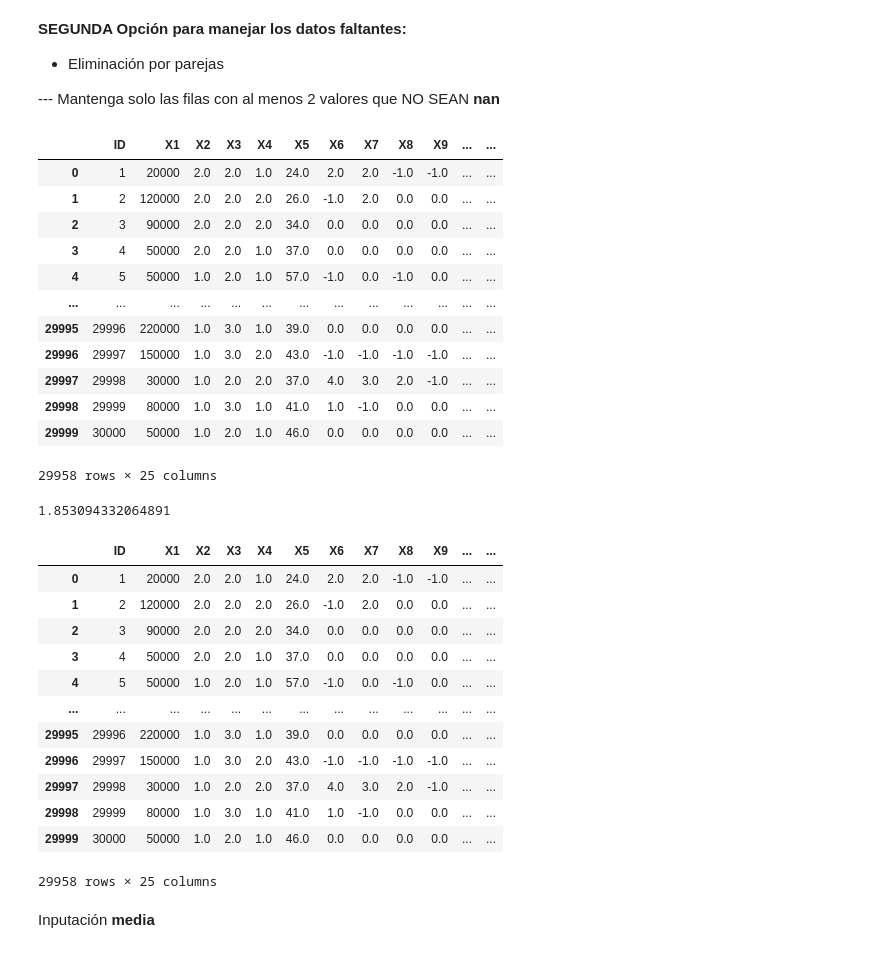
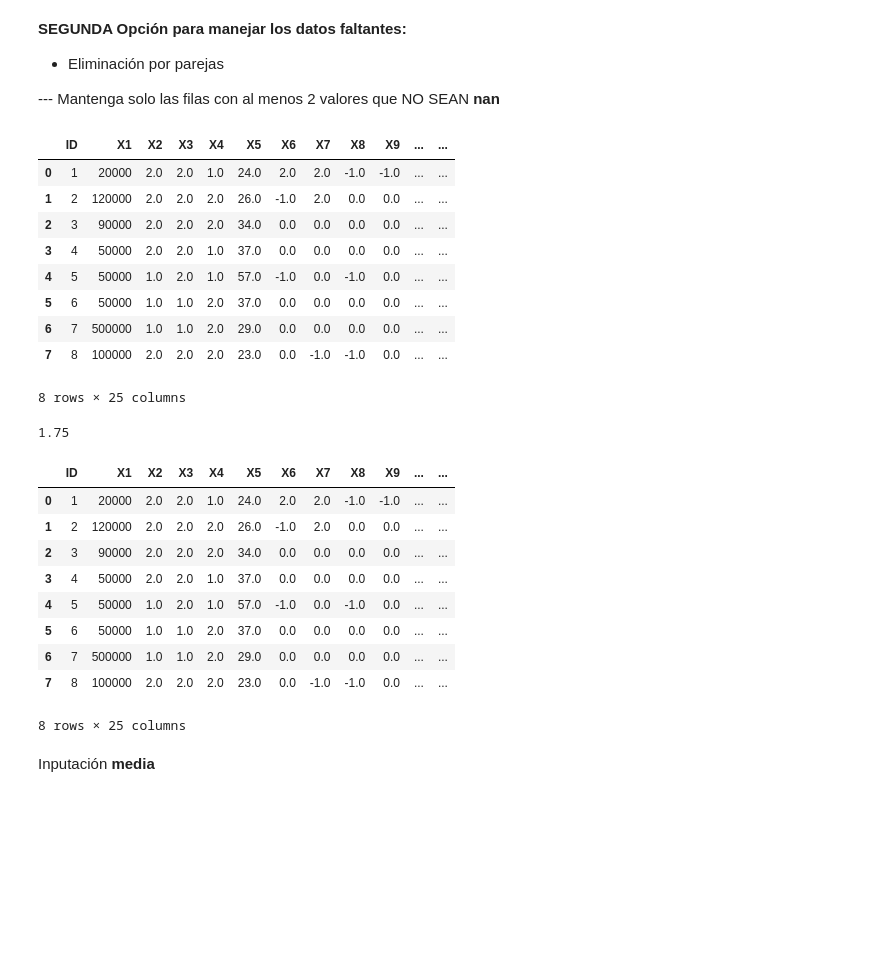
Before and after one commit to PosgradoMNA/actividades-del-projecto-equipo_98, a Jupyter notebook: Actividad3_Semana3.ipynb, the cells around one changed output. Saved outputs shown, nothing was run; the diff lists cells and outputs as text; code cells hidden in the pictures; blank space fills up the shorter version.

```diff
--- a/Actividad3_Semana3.ipynb
+++ b/Actividad3_Semana3.ipynb
@@ -58,3 +58,6 @@ df
 | 29998 | 29999 | 80000 | 1.0 | 3.0 | 1.0 | 41.0 | 1.0 | -1.0 | 0.0 | 0.0 | ... | ... |
 | 29999 | 30000 | 50000 | 1.0 | 2.0 | 1.0 | 46.0 | 0.0 | 0.0 | 0.0 | 0.0 | ... | ... |
 30000 rows × 25 columns
+# %%
+df= df.head(8)
+df
@@ -147,38 +162,32 @@ ndf
 | 2 | 3 | 90000 | 2.0 | 2.0 | 2.0 | 34.0 | 0.0 | 0.0 | 0.0 | 0.0 | ... | ... |
 | 3 | 4 | 50000 | 2.0 | 2.0 | 1.0 | 37.0 | 0.0 | 0.0 | 0.0 | 0.0 | ... | ... |
 | 4 | 5 | 50000 | 1.0 | 2.0 | 1.0 | 57.0 | -1.0 | 0.0 | -1.0 | 0.0 | ... | ... |
-| ... | ... | ... | ... | ... | ... | ... | ... | ... | ... | ... | ... | ... |
-| 29995 | 29996 | 220000 | 1.0 | 3.0 | 1.0 | 39.0 | 0.0 | 0.0 | 0.0 | 0.0 | ... | ... |
-| 29996 | 29997 | 150000 | 1.0 | 3.0 | 2.0 | 43.0 | -1.0 | -1.0 | -1.0 | -1.0 | ... | ... |
-| 29997 | 29998 | 30000 | 1.0 | 2.0 | 2.0 | 37.0 | 4.0 | 3.0 | 2.0 | -1.0 | ... | ... |
-| 29998 | 29999 | 80000 | 1.0 | 3.0 | 1.0 | 41.0 | 1.0 | -1.0 | 0.0 | 0.0 | ... | ... |
-| 29999 | 30000 | 50000 | 1.0 | 2.0 | 1.0 | 46.0 | 0.0 | 0.0 | 0.0 | 0.0 | ... | ... |
+| 5 | 6 | 50000 | 1.0 | 1.0 | 2.0 | 37.0 | 0.0 | 0.0 | 0.0 | 0.0 | ... | ... |
+| 6 | 7 | 500000 | 1.0 | 1.0 | 2.0 | 29.0 | 0.0 | 0.0 | 0.0 | 0.0 | ... | ... |
+| 7 | 8 | 100000 | 2.0 | 2.0 | 2.0 | 23.0 | 0.0 | -1.0 | -1.0 | 0.0 | ... | ... |
-29958 rows × 25 columns
+8 rows × 25 columns
 # %%
 ndf = df.copy()
 # %%
-wm = ndf.X3.mean()
-wm
+namec = ndf.X3.mean()
+namec
 # %% [output]
-1.853094332064891
+1.75
 # %%
-ndf['X18'].fillna(value = wm,
+ndf['X18'].fillna(value = namec,
                     inplace = True)
 ndf
 # %% [output]
 |  | ID | X1 | X2 | X3 | X4 | X5 | X6 | X7 | X8 | X9 | ... | ... |
 | 0 | 1 | 20000 | 2.0 | 2.0 | 1.0 | 24.0 | 2.0 | 2.0 | -1.0 | -1.0 | ... | ... |
 | 1 | 2 | 120000 | 2.0 | 2.0 | 2.0 | 26.0 | -1.0 | 2.0 | 0.0 | 0.0 | ... | ... |
 | 2 | 3 | 90000 | 2.0 | 2.0 | 2.0 | 34.0 | 0.0 | 0.0 | 0.0 | 0.0 | ... | ... |
 | 3 | 4 | 50000 | 2.0 | 2.0 | 1.0 | 37.0 | 0.0 | 0.0 | 0.0 | 0.0 | ... | ... |
 | 4 | 5 | 50000 | 1.0 | 2.0 | 1.0 | 57.0 | -1.0 | 0.0 | -1.0 | 0.0 | ... | ... |
-| ... | ... | ... | ... | ... | ... | ... | ... | ... | ... | ... | ... | ... |
-| 29995 | 29996 | 220000 | 1.0 | 3.0 | 1.0 | 39.0 | 0.0 | 0.0 | 0.0 | 0.0 | ... | ... |
-| 29996 | 29997 | 150000 | 1.0 | 3.0 | 2.0 | 43.0 | -1.0 | -1.0 | -1.0 | -1.0 | ... | ... |
-| 29997 | 29998 | 30000 | 1.0 | 2.0 | 2.0 | 37.0 | 4.0 | 3.0 | 2.0 | -1.0 | ... | ... |
-| 29998 | 29999 | 80000 | 1.0 | 3.0 | 1.0 | 41.0 | 1.0 | -1.0 | 0.0 | 0.0 | ... | ... |
-| 29999 | 30000 | 50000 | 1.0 | 2.0 | 1.0 | 46.0 | 0.0 | 0.0 | 0.0 | 0.0 | ... | ... |
+| 5 | 6 | 50000 | 1.0 | 1.0 | 2.0 | 37.0 | 0.0 | 0.0 | 0.0 | 0.0 | ... | ... |
+| 6 | 7 | 500000 | 1.0 | 1.0 | 2.0 | 29.0 | 0.0 | 0.0 | 0.0 | 0.0 | ... | ... |
+| 7 | 8 | 100000 | 2.0 | 2.0 | 2.0 | 23.0 | 0.0 | -1.0 | -1.0 | 0.0 | ... | ... |
-29958 rows × 25 columns
+8 rows × 25 columns
 # %% [markdown]
 Inputación **media**
 # %%
```
Also changed, not shown: parts of 21 cells of this notebook.
